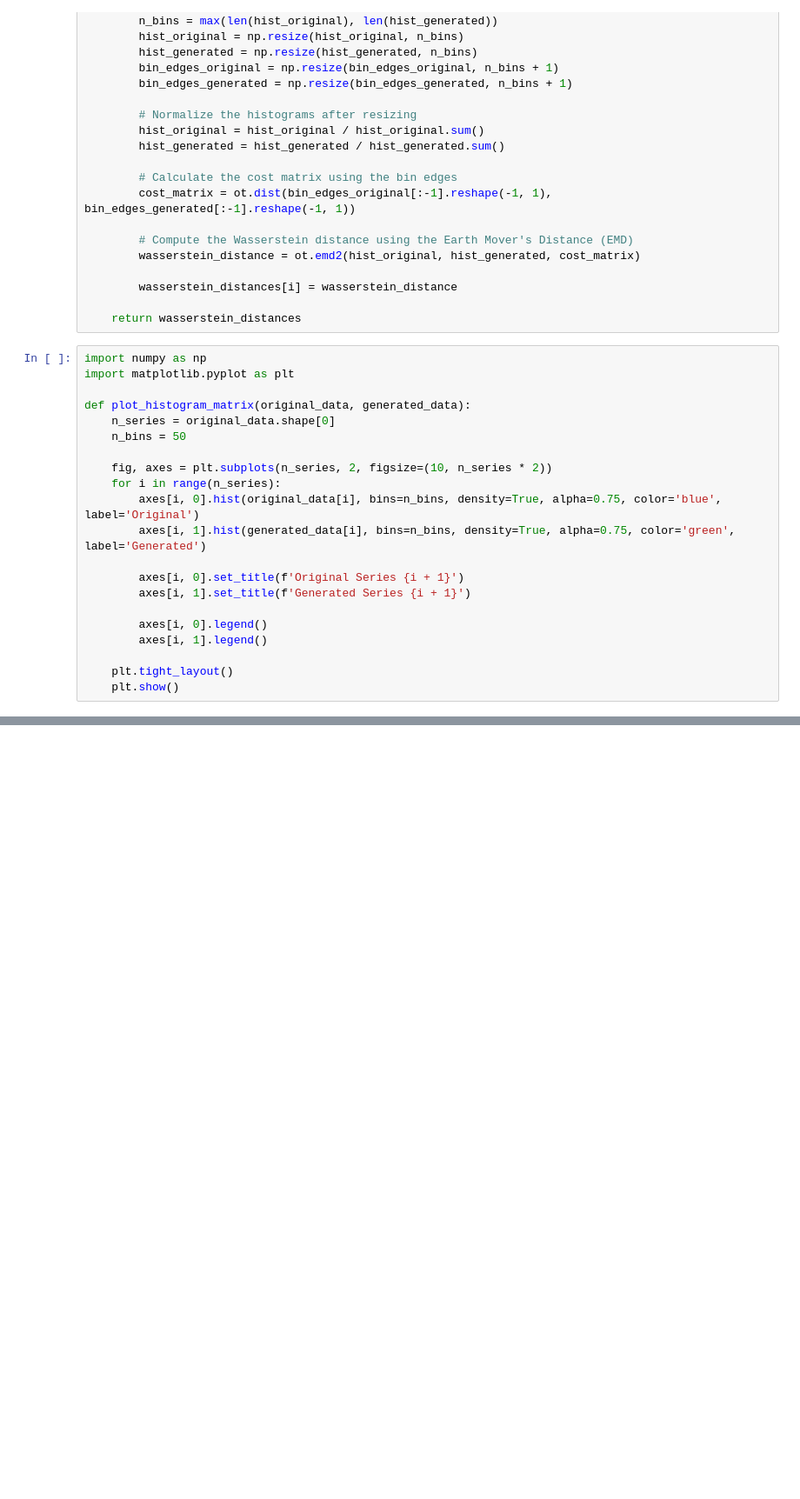
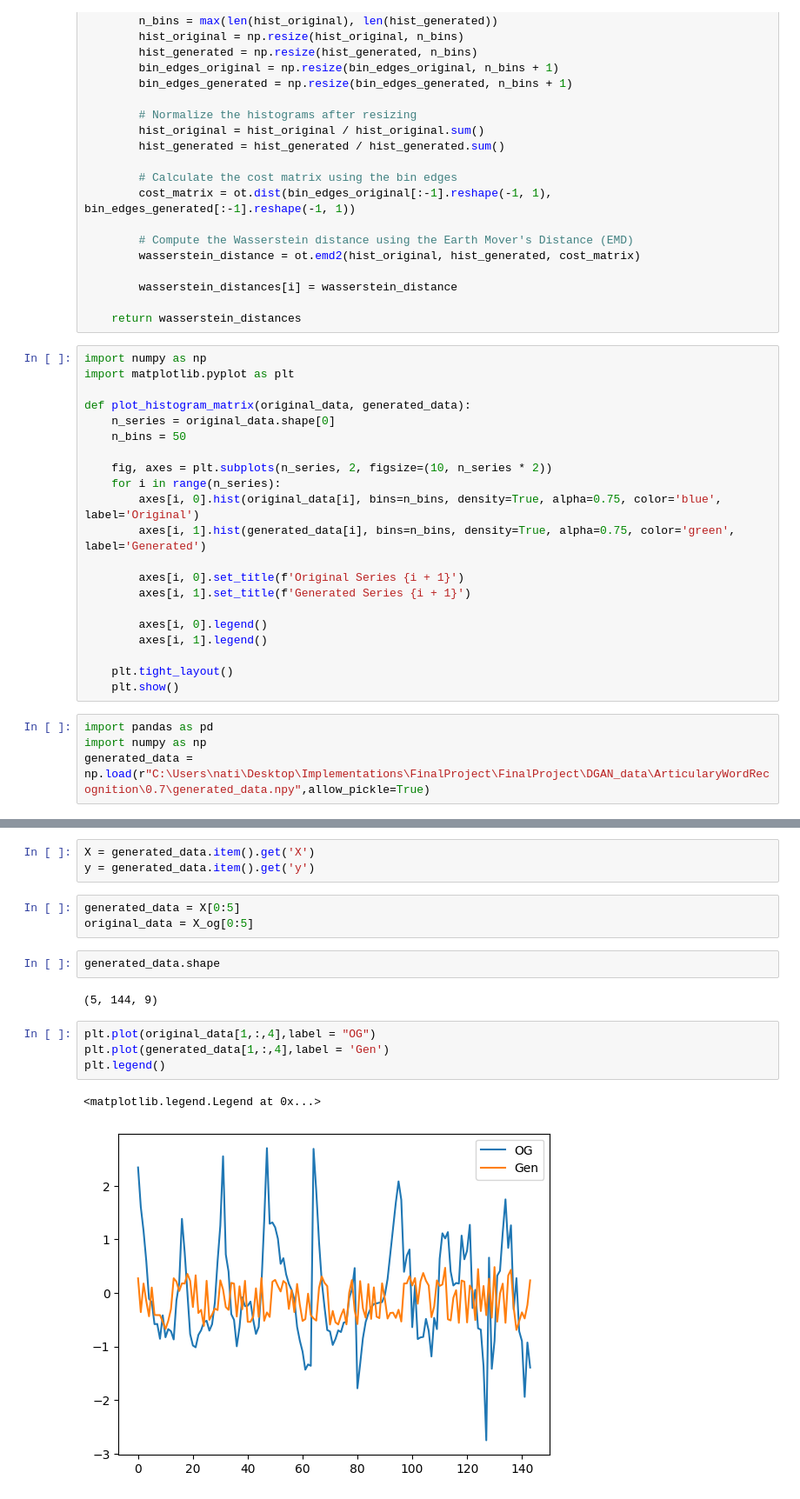
Before and after one commit to benjaminthor/transfer-learning-with-synthetic-data, a Jupyter notebook: wasserstein.ipynb, the cells around one changed output, grey strips where cells are left out. Shown at 87% size. Saved outputs shown, nothing was run; the diff lists cells and outputs as text; blank space fills up the shorter version.

```diff
--- a/wasserstein.ipynb
+++ b/wasserstein.ipynb
@@ -53,3 +53,7 @@ def plot_histogram_matrix(original_data, generated_data):
 
     plt.tight_layout()
     plt.show()
+# %%
+import pandas as pd
+import numpy as np
+generated_data = np.load(r"C:\Users\nati\Desktop\Implementations\FinalProject\FinalProject\DGAN_data\ArticularyWordRecognition\0.7\generated_data.npy",allow_pickle=True)
@@ -55,0 +67,17 @@ def plot_histogram_matrix(original_data, generated_data):
+# %%
+X = generated_data.item().get('X')
+y = generated_data.item().get('y')
+# %%
+generated_data = X[0:5]
+original_data = X_og[0:5]
+# %%
+generated_data.shape
+# %% [output]
+(5, 144, 9)
+# %%
+plt.plot(original_data[1,:,4],label = "OG")
+plt.plot(generated_data[1,:,4],label = 'Gen')
+plt.legend()
+# %% [output]
+<matplotlib.legend.Legend at 0x...>
+[figure, added]
```
Also changed, not shown: parts of 10 cells of this notebook, 17 other files.
